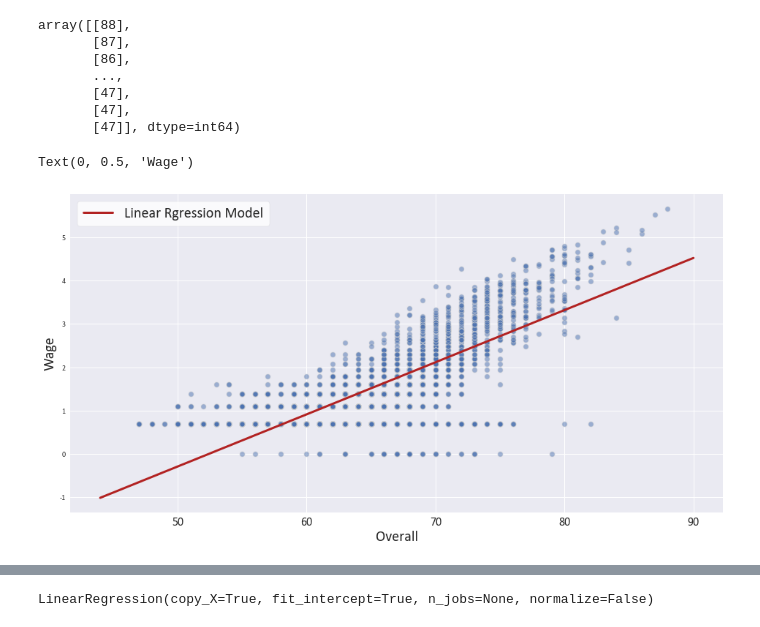
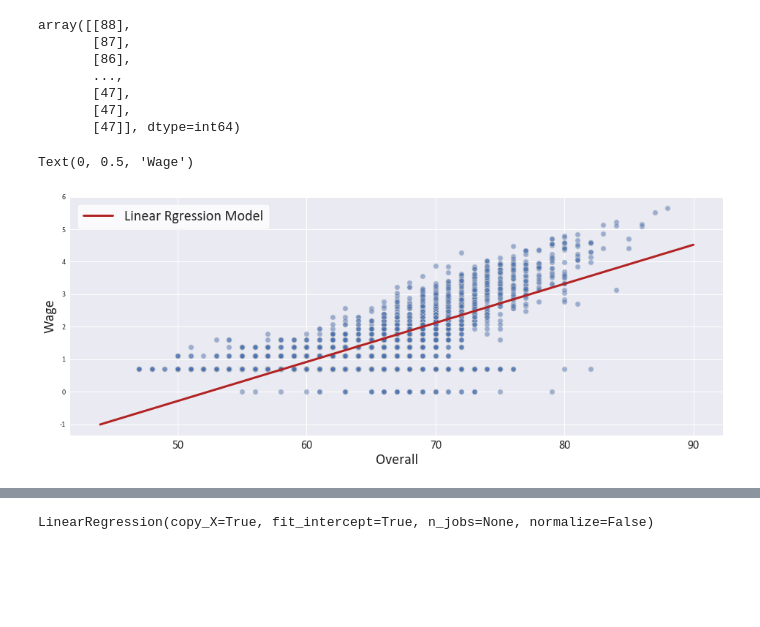
Before and after one commit to vifootball/fifa-ml, a Jupyter notebook: 3. Linear Regression.ipynb, the cells around one changed output, grey strips where cells are left out. Saved outputs shown, nothing was run; the diff lists cells and outputs as text; code cells hidden in the pictures; blank space fills up the shorter version.

```diff
--- a/3. Linear Regression.ipynb
+++ b/3. Linear Regression.ipynb
@@ -126,22 +126,22 @@ array([[88],
 # %%
 X = fifa.Overall.to_numpy().reshape(-1,1)
 y = np.log1p(fifa.Wage)
 #y = fifa.Wage
 
 model = LinearRegression()
 model.fit(X,y)
 
-plt.figure(figsize=(16,8))
+plt.figure(figsize=(16,6))
 plt.scatter(X,y, alpha=0.5, s=50, edgecolor='lightgrey', linewidth=1)
 
 line = np.linspace(44,90,500).reshape(-1,1)
 plt.plot(line, model.predict(line), color = 'firebrick', label = 'Linear Rgression Model')
 plt.legend(fontsize=20)
 plt.xlabel("Overall")
 plt.ylabel("Wage")
 # %% [output]
 Text(0, 0.5, 'Wage')
-[figure, old version]
+[figure, new version]
 # %%
 #https://www.geeksforgeeks.org/python-implementation-of-polynomial-regression/
 
```
Also changed, not shown: parts of 3 cells of this notebook, 1 other file.
